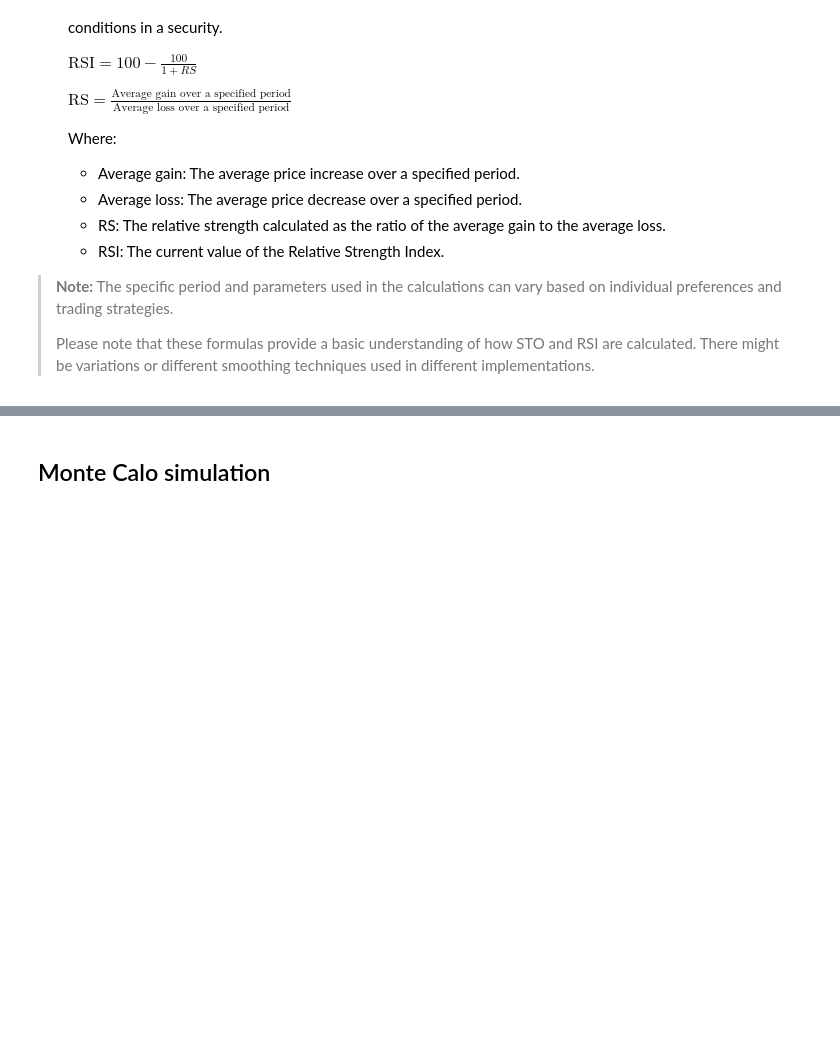
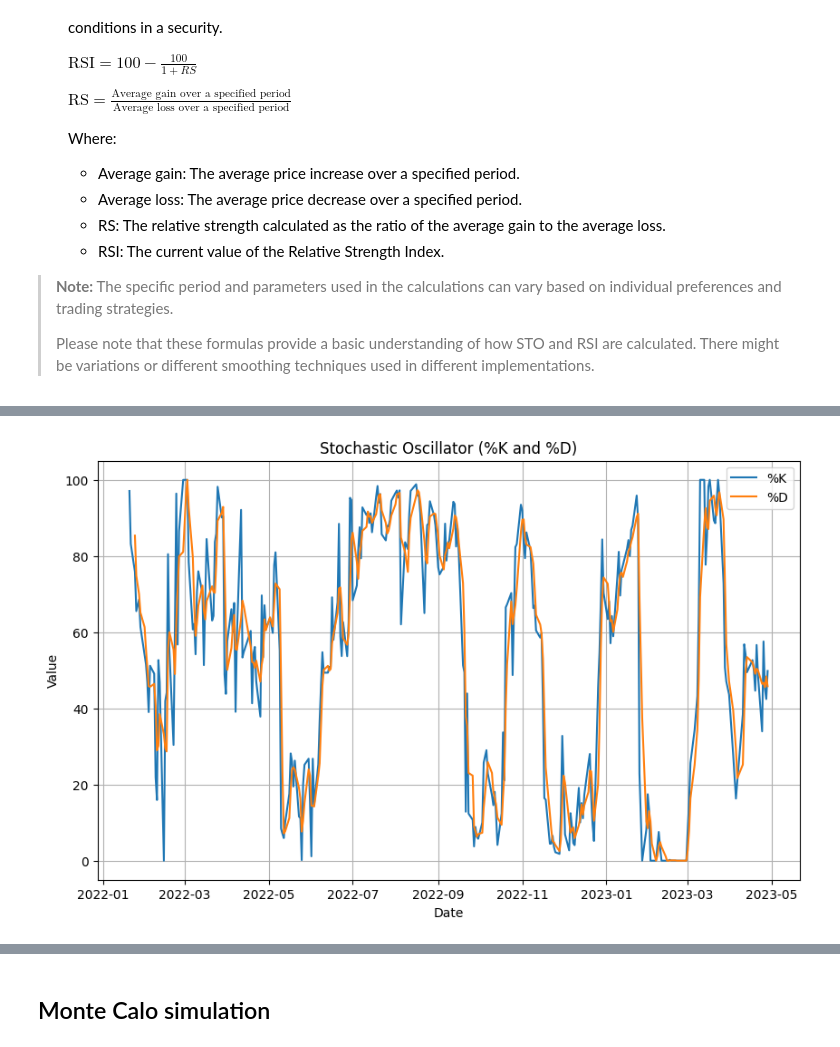
Before and after one commit to arunp77/Machine-Learning, a Jupyter notebook: Projects-ML/Monte-carlo-simulation.ipynb, the cells around one changed output, grey strips where cells are left out. Drawn from its saved outputs; the diff is of its cells as text; code cells hidden in the pictures; blank space fills up the shorter version.

```diff
--- a/Projects-ML/Monte-carlo-simulation.ipynb
+++ b/Projects-ML/Monte-carlo-simulation.ipynb
@@ -1255,0 +1311,12 @@ Stochastic (STO) and Relative Strength Index (RSI) are popular technical indicat
+# %%
+plt.figure(figsize=(10, 6))
+plt.plot(adani_df6.index, adani_df6['%K'], label='%K')
+plt.plot(adani_df6.index, adani_df6['%D'], label='%D')
+plt.title('Stochastic Oscillator (%K and %D)')
+plt.xlabel('Date')
+plt.ylabel('Value')
+plt.legend()
+plt.grid(True)
+plt.show()
+# %% [output]
+[figure, added]
```
Also changed, not shown: parts of 8 cells of this notebook.
